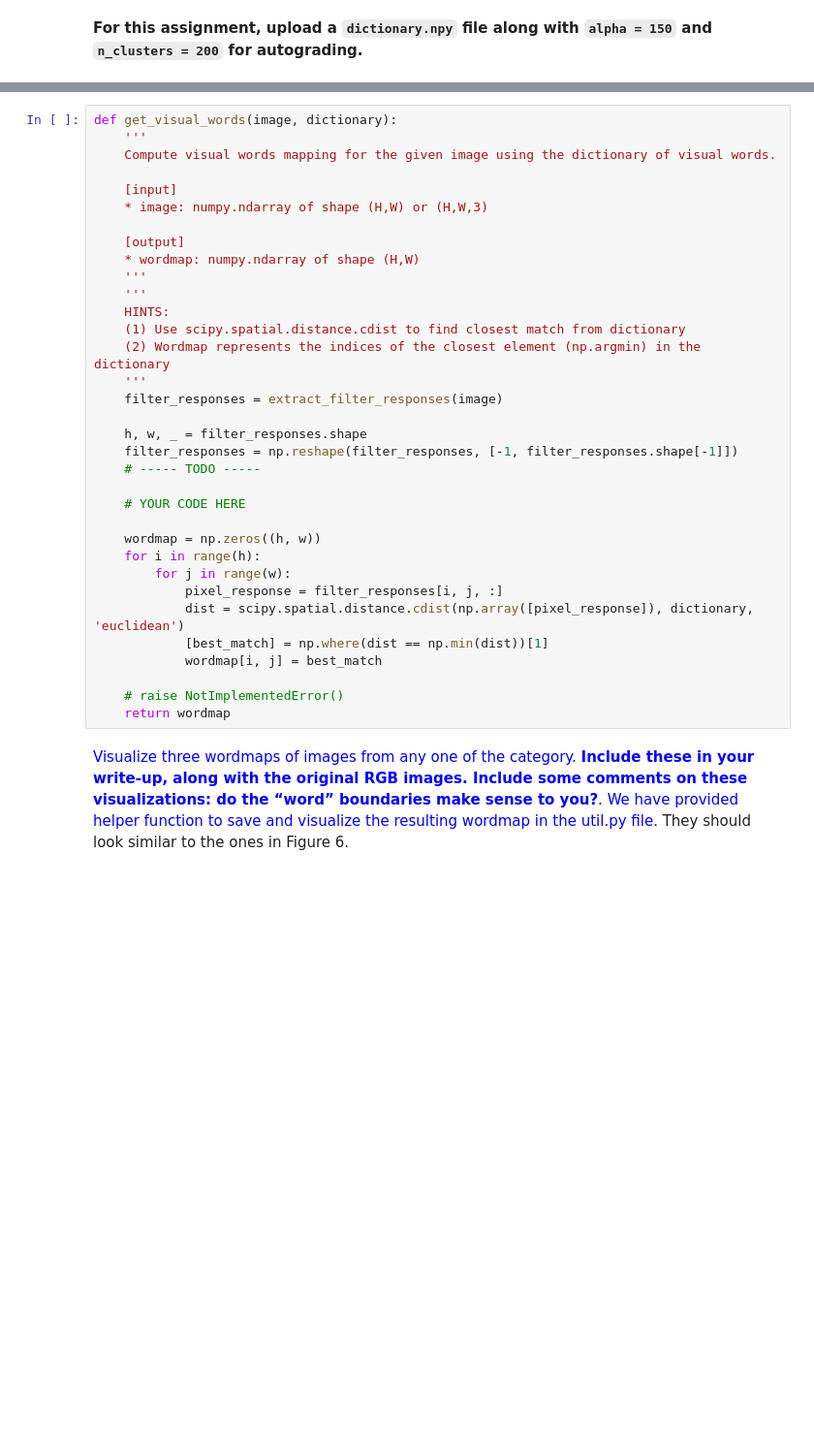
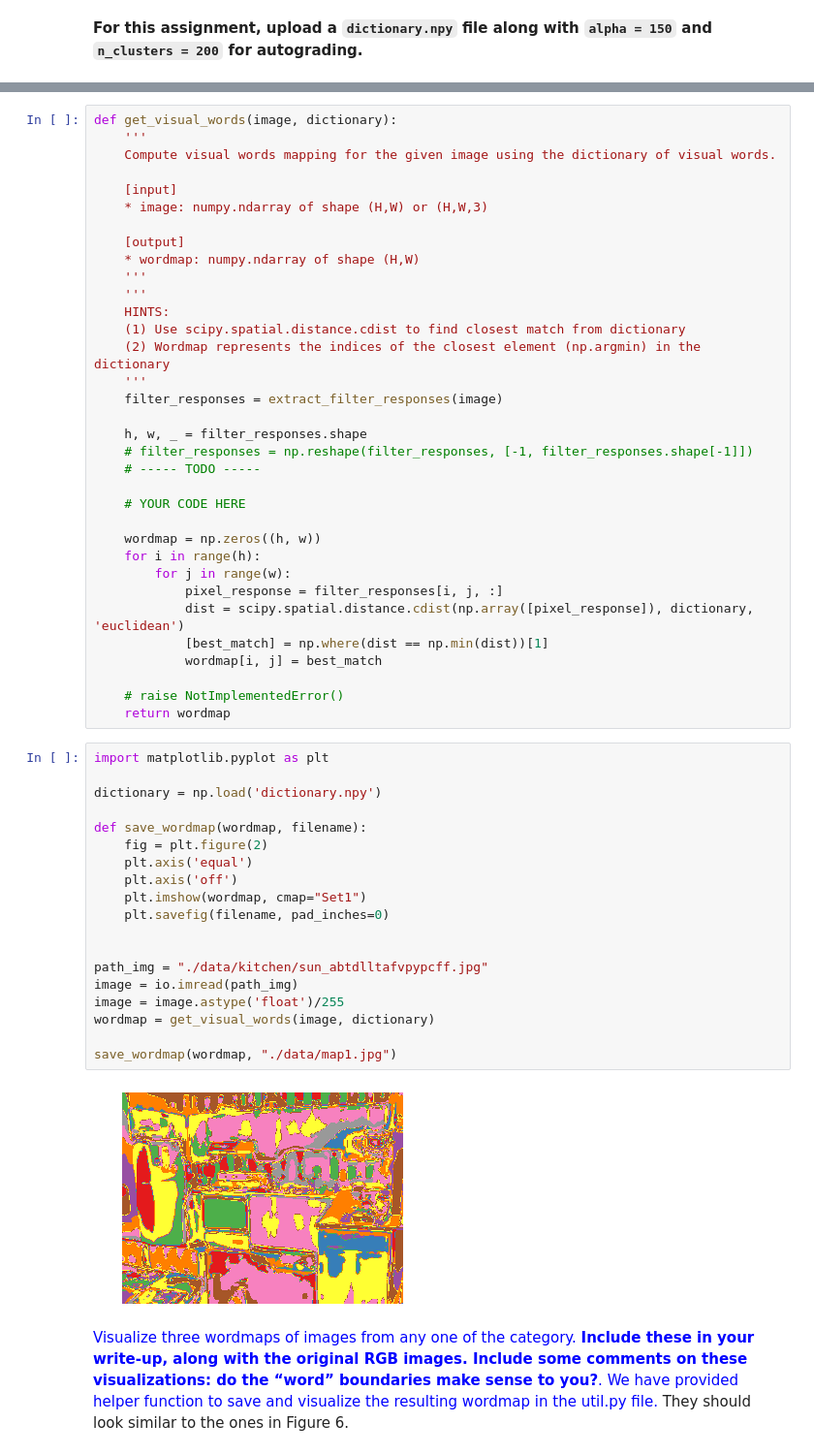
Before and after one commit to BeQuiet00/16720_Computer_Vision, a Jupyter notebook: hw2/p1.ipynb, the cells around one changed output, grey strips where cells are left out. Shown at 97% size. Drawn from its saved outputs; the diff is of its cells as text; blank space fills up the shorter version.

```diff
--- a/hw2/p1.ipynb
+++ b/hw2/p1.ipynb
@@ -536,7 +542,7 @@ def get_visual_words(image, dictionary):
     filter_responses = extract_filter_responses(image)
 
     h, w, _ = filter_responses.shape
-    filter_responses = np.reshape(filter_responses, [-1, filter_responses.shape[-1]])
+    # filter_responses = np.reshape(filter_responses, [-1, filter_responses.shape[-1]])
     # ----- TODO -----
 
     # YOUR CODE HERE
@@ -551,6 +557,27 @@ def get_visual_words(image, dictionary):
 
     # raise NotImplementedError()
     return wordmap
+# %%
+import matplotlib.pyplot as plt
+
+dictionary = np.load('dictionary.npy')
+
+def save_wordmap(wordmap, filename):
+    fig = plt.figure(2)
+    plt.axis('equal')
+    plt.axis('off')
+    plt.imshow(wordmap, cmap="Set1")
+    plt.savefig(filename, pad_inches=0)
+
+
+path_img = "./data/kitchen/sun_abtdlltafvpypcff.jpg"
+image = io.imread(path_img)
+image = image.astype('float')/255
+wordmap = get_visual_words(image, dictionary)
+
+save_wordmap(wordmap, "./data/map1.jpg")
+# %% [output]
+[figure, added]
 # %% [markdown]
 <font color="blue">Visualize three wordmaps of images from any one of the category. **Include these in your write-up, along with the original RGB images. Include some comments on these visualizations: do the “word” boundaries make sense to you?**. We have provided helper function to save and visualize the resulting wordmap in the util.py file. </font> They should look similar to the ones in Figure 6.
 # %% [markdown]
```
Also changed, not shown: parts of 3 cells of this notebook, 7 other files.
